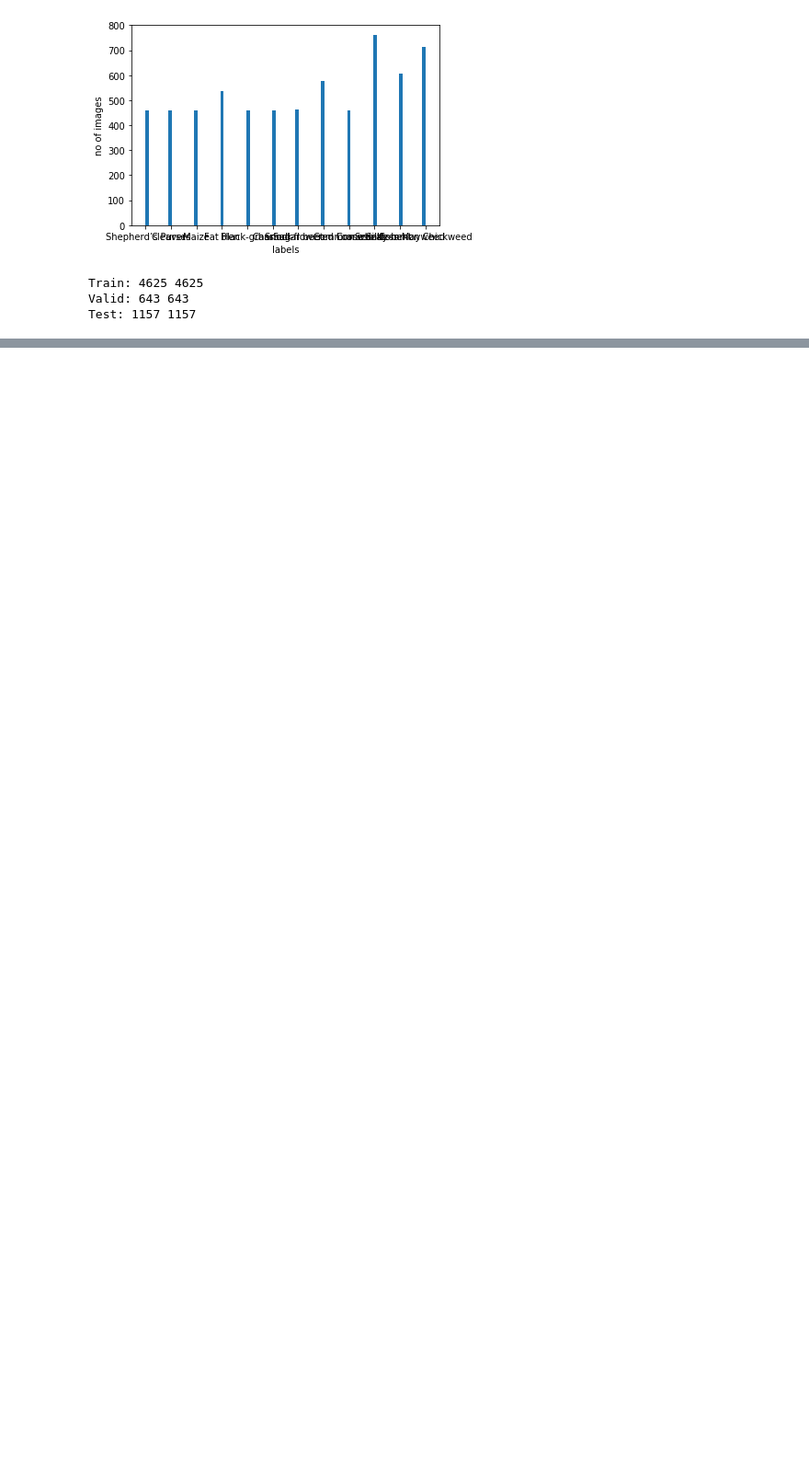
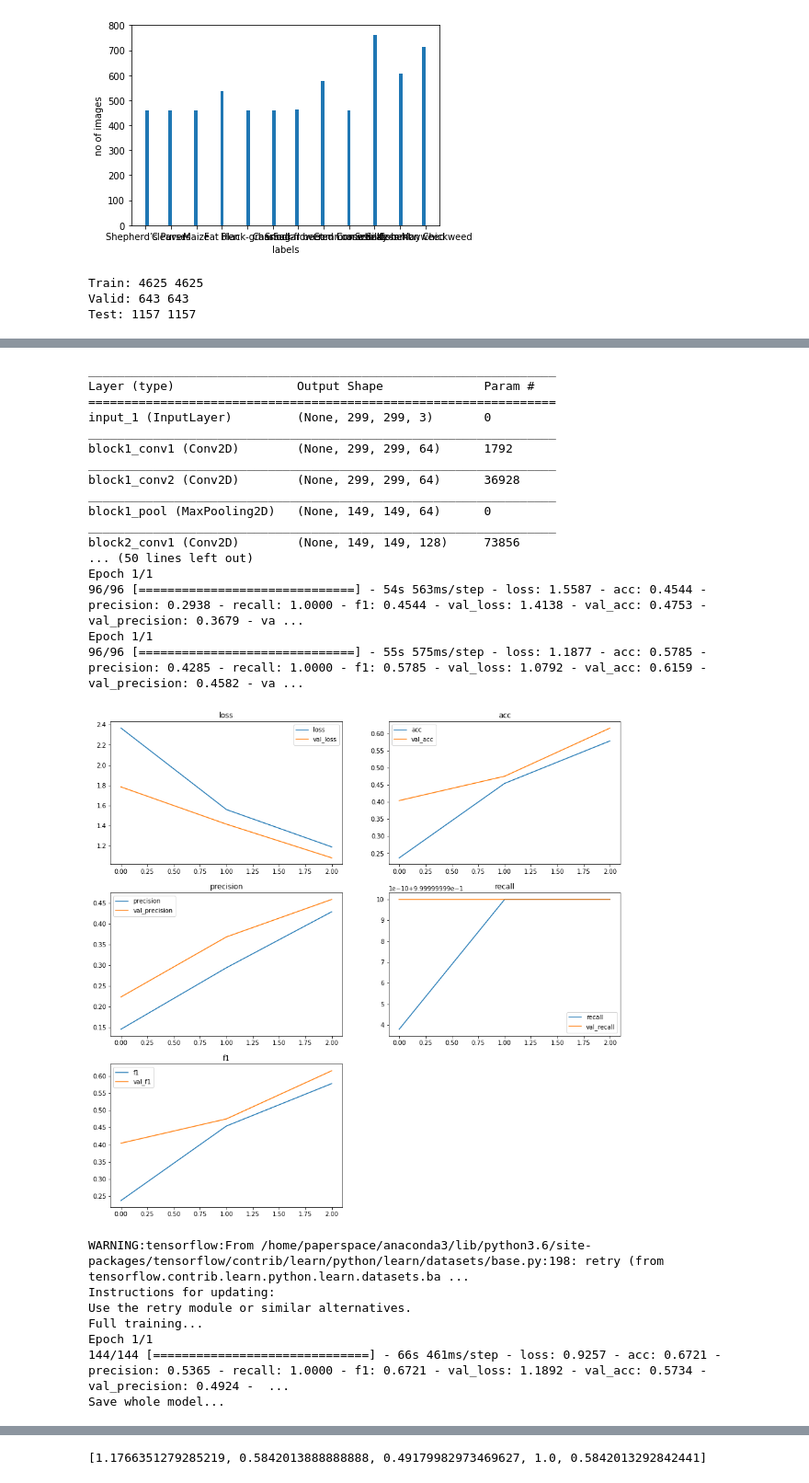
Before and after one commit to sandeepgogadi/Plant-Seedlings-Classification, a Jupyter notebook: Plant Seedlings.ipynb, the cells around one changed output, grey strips where cells are left out. Shown at 92% size. Cells and saved outputs as stored; diff of their text form; code cells hidden in the pictures; blank space fills up the shorter version.

```diff
--- a/Plant Seedlings.ipynb
+++ b/Plant Seedlings.ipynb
@@ -522,0 +415,66 @@ print(Eval)
+# %%
+# VGG19
+
+n_splits = 3
+batch_size = 32
+epochs = 1 #10
+
+lr = 0.0001
+beta_1=0.9
+beta_2=0.999
+epsilon=1e-08
+decay=0.0
+
+data_file = './data.pkl'
+output_path = './output_data'
+log_file = os.path.join(output_path, 'log.csv')
+if not os.path.exists(output_path):
+    os.makedirs(output_path)
+
+vgg_model, name = get_vgg19(lr, beta_1, beta_2, epsilon, decay)
+
+X, y, X_valid, y_valid, X_test, y_test = get_data(data_file)
+
+histories, cross_model_path = cross_valid_train(X, y, n_splits,
+                         batch_size, epochs, name, output_path, vgg_model)
+
+plot_metrics(histories)
+
+callbacks = get_callbacks()
+
+batch_size = 32
+epochs = 1 #20
+
+histories, full_model_path = full_train(X, y, X_valid, y_valid, X_test,
+                            y_test, name, output_path, cross_model_path,
+                            batch_size, epochs, callbacks, histories)
+
+plot_metrics(histories)
+
+evaluate(X_test, y_test, batch_size, full_model_path)
+# %% [output]
+_________________________________________________________________
+Layer (type)                 Output Shape              Param #
+=================================================================
+input_1 (InputLayer)         (None, 299, 299, 3)       0
+_________________________________________________________________
+block1_conv1 (Conv2D)        (None, 299, 299, 64)      1792
+_________________________________________________________________
+block1_conv2 (Conv2D)        (None, 299, 299, 64)      36928
+_________________________________________________________________
+block1_pool (MaxPooling2D)   (None, 149, 149, 64)      0
+_________________________________________________________________
+block2_conv1 (Conv2D)        (None, 149, 149, 128)     73856
+... (50 lines left out)
+Epoch 1/1
+96/96 [==============================] - 54s 563ms/step - loss: 1.5587 - acc: 0.4544 - precision: 0.2938 - recall: 1.0000 - f1: 0.4544 - val_loss: 1.4138 - val_acc: 0.4753 - val_precision: 0.3679 - va ...
+Epoch 1/1
+96/96 [==============================] - 55s 575ms/step - loss: 1.1877 - acc: 0.5785 - precision: 0.4285 - recall: 1.0000 - f1: 0.5785 - val_loss: 1.0792 - val_acc: 0.6159 - val_precision: 0.4582 - va ...
+[figure, added]
+WARNING:tensorflow:From /home/paperspace/anaconda3/lib/python3.6/site-packages/tensorflow/contrib/learn/python/learn/datasets/base.py:198: retry (from tensorflow.contrib.learn.python.learn.datasets.ba ...
+Instructions for updating:
+Use the retry module or similar alternatives.
+Full training...
+Epoch 1/1
+144/144 [==============================] - 66s 461ms/step - loss: 0.9257 - acc: 0.6721 - precision: 0.5365 - recall: 1.0000 - f1: 0.6721 - val_loss: 1.1892 - val_acc: 0.5734 - val_precision: 0.4924 -  ...
+Save whole model...
@@ -522,0 +482 @@ print(Eval)
+[1.1766351279285219, 0.5842013888888888, 0.49179982973469627, 1.0, 0.5842013292842441]
```
Also changed, not shown: parts of 20 cells of this notebook.
